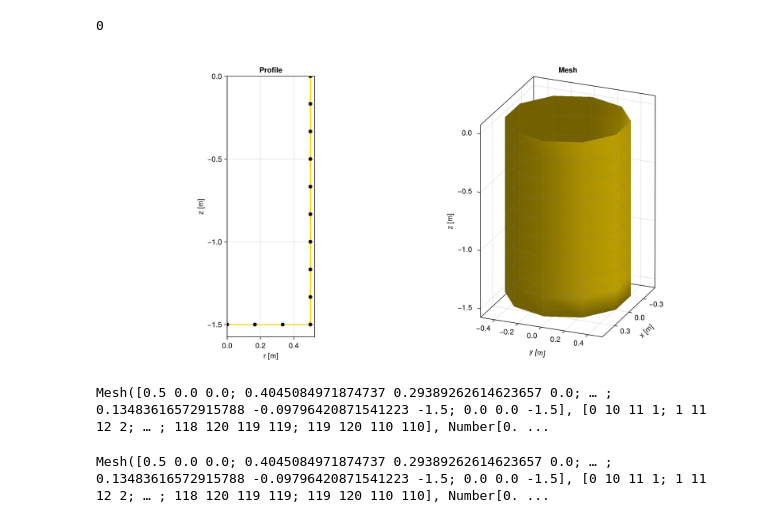
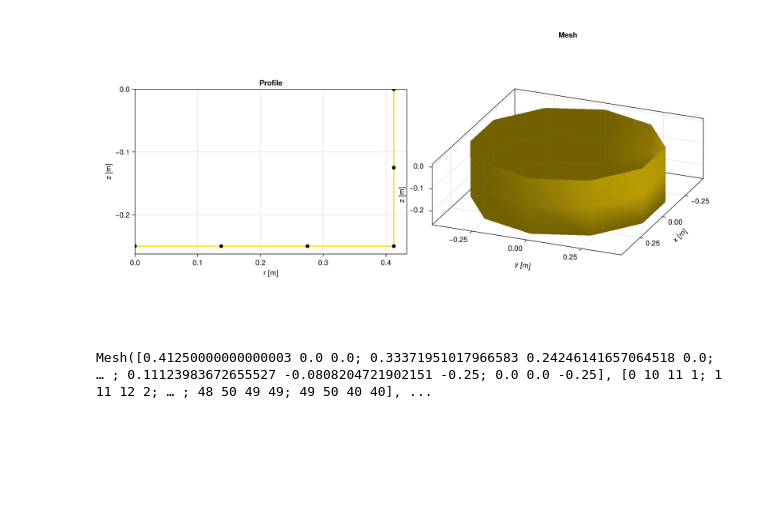
Before and after one commit to collin-treacy/MarineHydro.jl, a Jupyter notebook: dev/mesh_development_with_lid.ipynb, the cells around one changed output. Cells and saved outputs as stored; diff of their text form; code cells hidden in the pictures; blank space fills up the shorter version.

```diff
--- a/dev/mesh_development_with_lid.ipynb
+++ b/dev/mesh_development_with_lid.ipynb
@@ -78,10 +32,0 @@ Mesh([-5.0 -3.0 0.001; -3.0 -3.0 0.001; … ; 3.0 3.0 0.001; 5.0 3.0 0.001], [0
-# %%
-r1 = 0.88
-r2 = 0.35
-d1 = 0.16
-d2 = 0.37
-n_points = (5, 10, 5)
-n_theta = 72
-show_plot = true
-
-mhmesh = wavebot_mesh(r1,r2,d1,d2,n_points,n_theta,show_plot)
@@ -130,52 +54,53 @@ generate_lid (generic function with 5 methods)
-# %%
-Int(round(0.1))
-# %% [output]
-0
 # %%
+radii_upper = 1.0
+radii_lower = 0.1
+draft_upper = 2.0
+draft_lower = 0.25
+
+
 
 r_initial = 0.5
-n_side = 10 # number of design vars-1 (draft is also a design var)
+n_side = 4-1 # number of design vars-1 (draft is also a design var)
 
 # inputs
-r_side = ones(n_side) * r_initial
+# r_side = ones(n_side) * r_initial
 # r_side = collect(range(0.5, 0.001, length=n_side)) # last radius cannot be zero
-draft = 1.5
-x = vcat(r_side,draft)
+draft = draft_lower
+r_side = ones(n_side) * (radii_upper+radii_lower)/2 * 0.75
+# rad_ref = (radii_upper+radii_lower)/2 * 0.75
+# r_side = collect(range(rad_ref*1.1, rad_ref*0.9, length=n_side))
+x_val = vcat(r_side,draft)
 
 
 function arbitrary_axisymmetric_mesh(x::Vector, show_plot)
 
     r_side = x[1:end-1]
     draft = x[end]
     n_side = length(r_side)
 
     z_side = collect(range(-0.0, -draft, length=n_side))
 
     panel_z_len = abs(z_side[1]-z_side[2])
     last_z = z_side[end]
 
     n_bottom = 3
 
     z_bottom = ones(n_bottom) * (-draft)
     r_bottom = collect(range(r_side[end], 0.0, length=n_bottom+1))[2:end]
 
     z_vals = vcat(z_side, z_bottom)
     r_vals = vcat(r_side, r_bottom)
 
     n_theta = 10
 
     MH_mesh = axisymmetric_mesh(r_vals,z_vals,n_theta,show_plot)
 
     return MH_mesh
 end
 
 arbitrary_axisymmetric_mesh(x::Vector) = arbitrary_axisymmetric_mesh(x, false)
 
-arbitrary_axisymmetric_mesh(x, true)
+ax_mesh = arbitrary_axisymmetric_mesh(x_val, true)
 # %% [output]
-[figure, old version]
+[figure, new version]
-Mesh([0.5 0.0 0.0; 0.4045084971874737 0.29389262614623657 0.0; … ; 0.13483616572915788 -0.09796420871541223 -1.5; 0.0 0.0 -1.5], [0 10 11 1; 1 11 12 2; … ; 118 120 119 119; 119 120 110 110], Number[0. ...
+Mesh([0.41250000000000003 0.0 0.0; 0.33371951017966583 0.24246141657064518 0.0; … ; 0.11123983672655527 -0.0808204721902151 -0.25; 0.0 0.0 -0.25], [0 10 11 1; 1 11 12 2; … ; 48 50 49 49; 49 50 40 40], ...
-# %%
-MH_mesh = arbitrary_axisymmetric_mesh(x)
-# %% [output]
-Mesh([0.5 0.0 0.0; 0.4045084971874737 0.29389262614623657 0.0; … ; 0.13483616572915788 -0.09796420871541223 -1.5; 0.0 0.0 -1.5], [0 10 11 1; 1 11 12 2; … ; 118 120 119 119; 119 120 110 110], Number[0. ...
```
Also changed, not shown: parts of 19 cells of this notebook, 3 other files.
